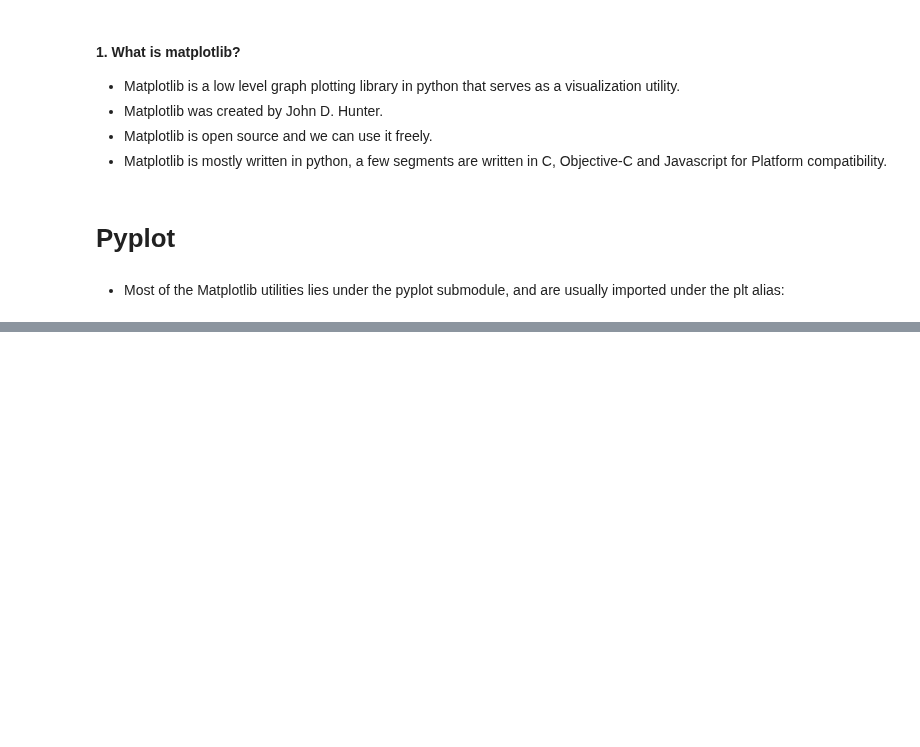
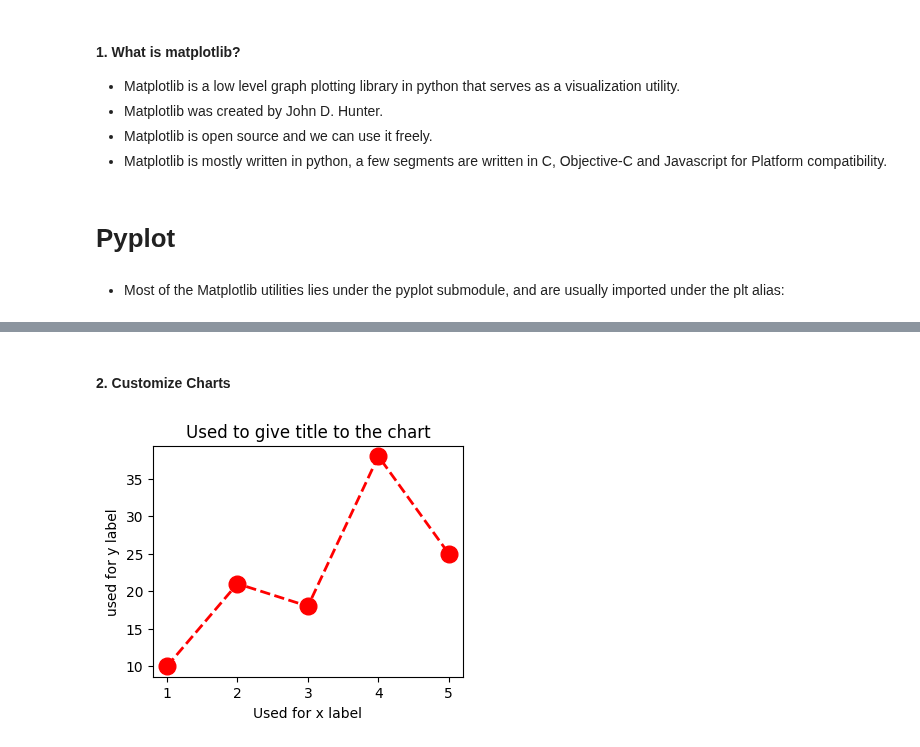
Before and after one commit to balkrushnanaik/Python-Libraries, a Jupyter notebook: Notebook/Learning_matplotlib.ipynb, the cells around one changed output, grey strips where cells are left out. Saved outputs shown, nothing was run; the diff lists cells and outputs as text; code cells hidden in the pictures; blank space fills up the shorter version.

```diff
--- a/Notebook/Learning_matplotlib.ipynb
+++ b/Notebook/Learning_matplotlib.ipynb
@@ -24,0 +27,13 @@ plt.show()
+# %% [markdown]
+#### 2. Customize Charts
+# %%
+plt.figure(figsize=(4,3)) # Figsize in inches
+
+plt.plot(x,y, color='Red', marker='o', linestyle='dashed',linewidth=2, markersize=12)
+plt.title("Used to give title to the chart")
+plt.xlabel('Used for x label')
+plt.ylabel('used for y label')
+
+plt.show()
+# %% [output]
+[figure, added]
```
Also changed, not shown: parts of 21 cells of this notebook, 1 other file.
